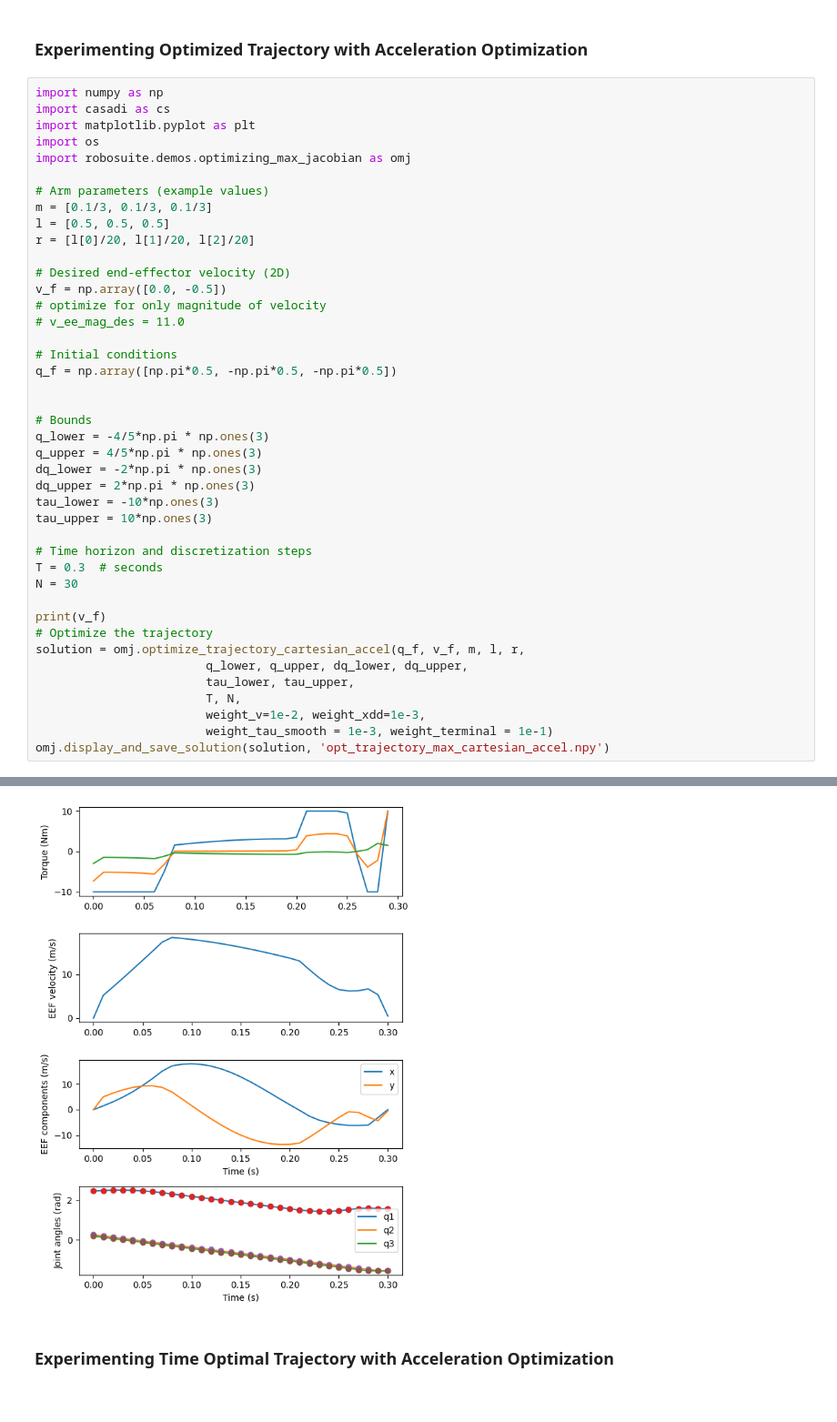
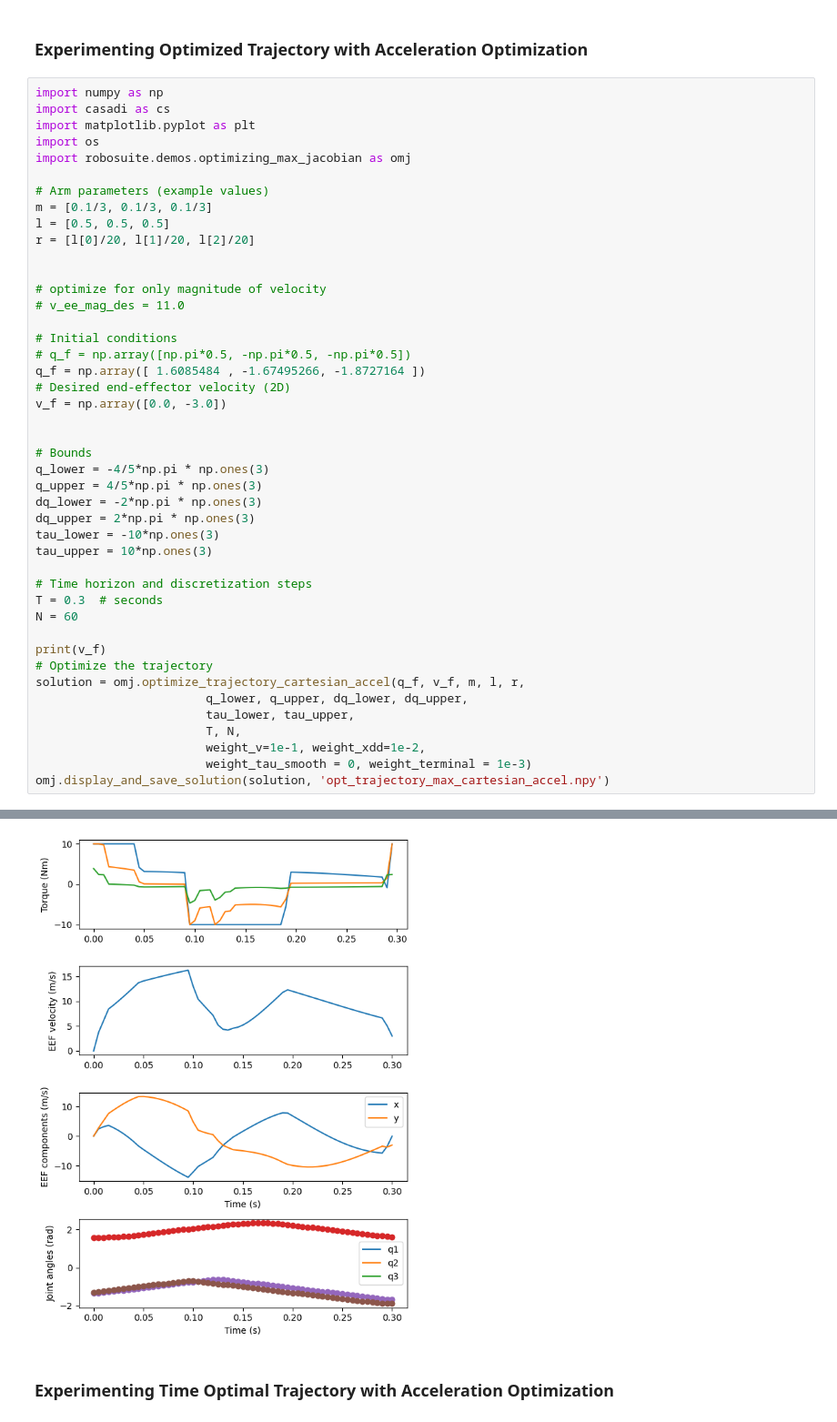
Before and after one commit to andrewmattei/robosuite, a Jupyter notebook: robosuite/demos/planar_arm_trajectory_opt.ipynb, the cells around one changed output, grey strips where cells are left out. Shown: that part at 91% size. Cells and saved outputs as stored; diff of their text form.

```diff
--- a/robosuite/demos/planar_arm_trajectory_opt.ipynb
+++ b/robosuite/demos/planar_arm_trajectory_opt.ipynb
@@ -12,13 +12,15 @@ m = [0.1/3, 0.1/3, 0.1/3]
 l = [0.5, 0.5, 0.5]
 r = [l[0]/20, l[1]/20, l[2]/20]
 
-# Desired end-effector velocity (2D)
-v_f = np.array([0.0, -0.5])
+
 # optimize for only magnitude of velocity
 # v_ee_mag_des = 11.0
 
 # Initial conditions
-q_f = np.array([np.pi*0.5, -np.pi*0.5, -np.pi*0.5])
+# q_f = np.array([np.pi*0.5, -np.pi*0.5, -np.pi*0.5])
+q_f = np.array([ 1.6085484 , -1.67495266, -1.8727164 ])
+# Desired end-effector velocity (2D)
+v_f = np.array([0.0, -3.0])
 
 
 # Bounds
@@ -31,7 +33,7 @@ tau_upper = 10*np.ones(3)
 
 # Time horizon and discretization steps
 T = 0.3  # seconds
-N = 30
+N = 60
 
 print(v_f)
 # Optimize the trajectory
@@ -39,7 +41,7 @@ solution = omj.optimize_trajectory_cartesian_accel(q_f, v_f, m, l, r,
                         q_lower, q_upper, dq_lower, dq_upper,
                         tau_lower, tau_upper,
                         T, N,
-                        weight_v=1e-2, weight_xdd=1e-3,
-                        weight_tau_smooth = 1e-3, weight_terminal = 1e-1)
+                        weight_v=1e-1, weight_xdd=1e-2,
+                        weight_tau_smooth = 0, weight_terminal = 1e-3)
 omj.display_and_save_solution(solution, 'opt_trajectory_max_cartesian_accel.npy')
 # %% [output]
@@ -63,4 +65,4 @@ Total number of equality constraints.................:      189
-[figure, old version]
+[figure, new version]
 # %% [markdown]
 ### Experimenting Time Optimal Trajectory with Acceleration Optimization
 # %%
```
Also changed, not shown: parts of 14 cells of this notebook, 17 other files.
